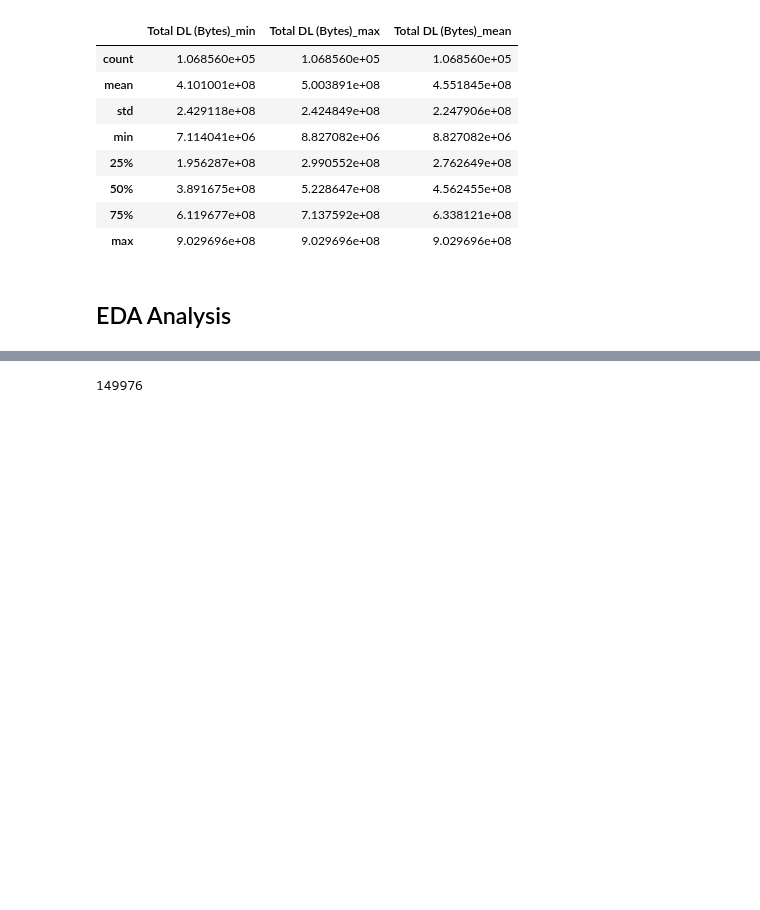
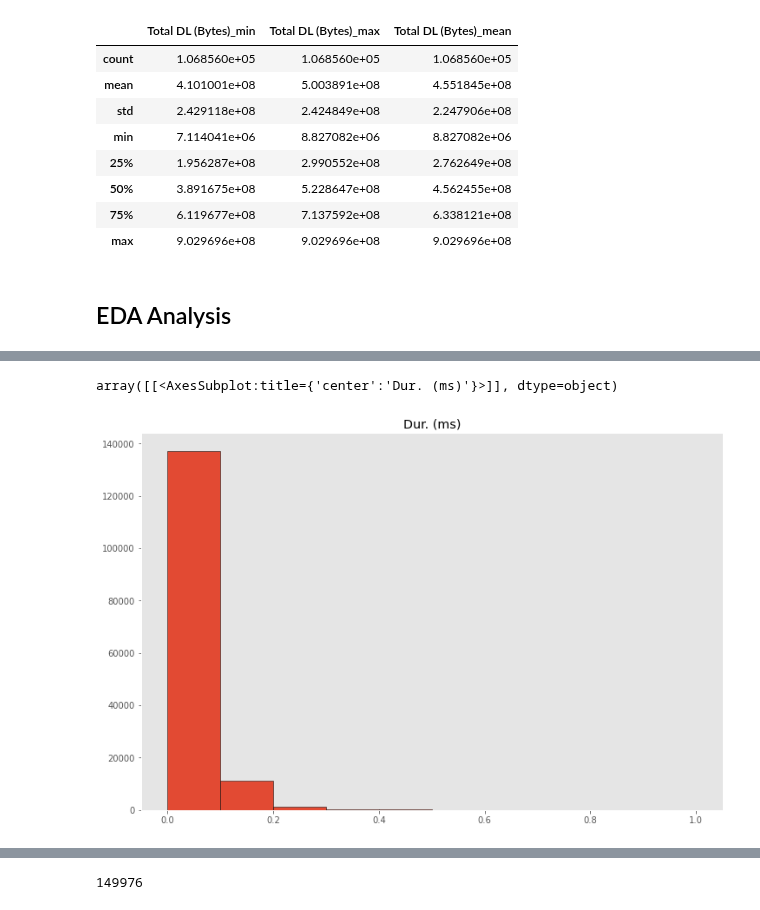
Before and after one commit to tutorialcreation/TelComChallenge, a Jupyter notebook: notebooks/Analysis.ipynb, the cells around one changed output, grey strips where cells are left out. Cells and saved outputs as stored; diff of their text form; code cells hidden in the pictures; blank space fills up the shorter version.

```diff
--- a/notebooks/Analysis.ipynb
+++ b/notebooks/Analysis.ipynb
@@ -385,0 +383,5 @@ KeyError: "None of [Int64Index([1], dtype='int64')] are in the [columns]"
+# %%
+graphical_analysis(numeric_df,numerical_features,"univariate","hist",x=3)
+# %% [output]
+array([[<AxesSubplot:title={'center':'Dur. (ms)'}>]], dtype=object)
+[figure, added]
```
Also changed, not shown: parts of 50 cells of this notebook.
